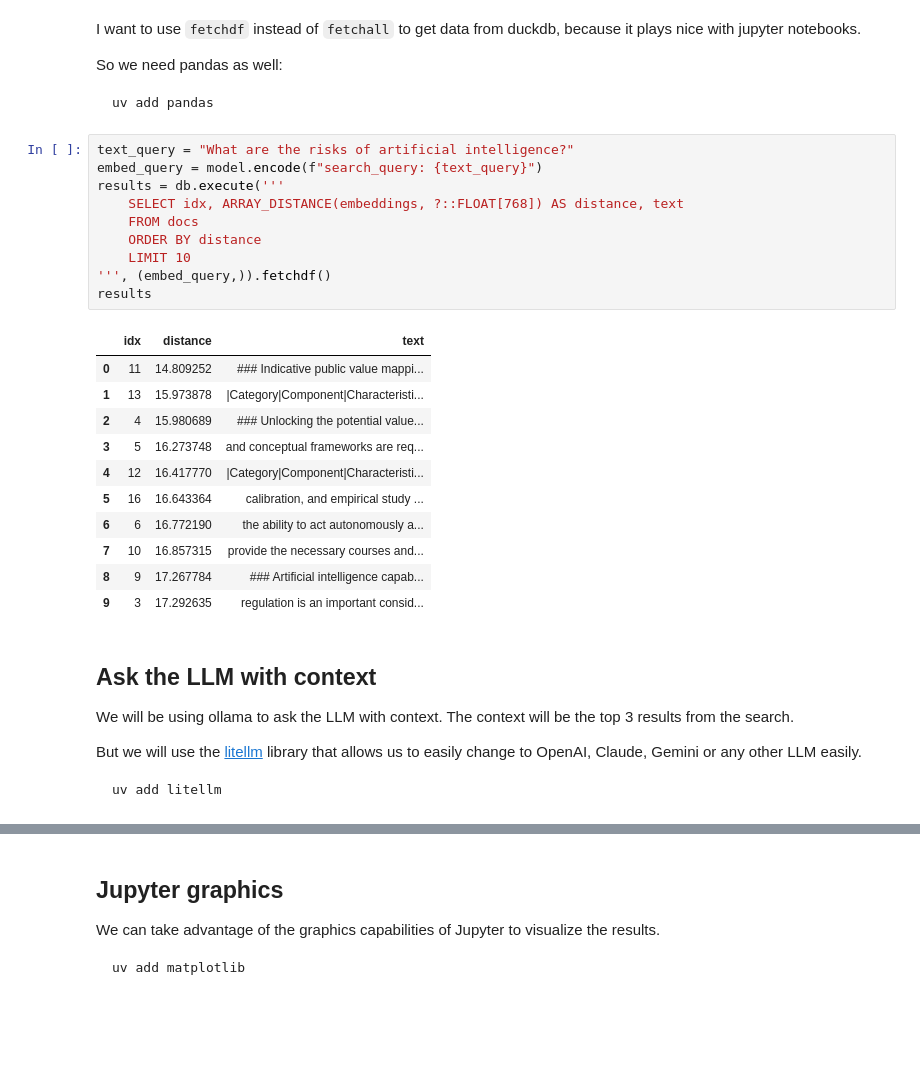
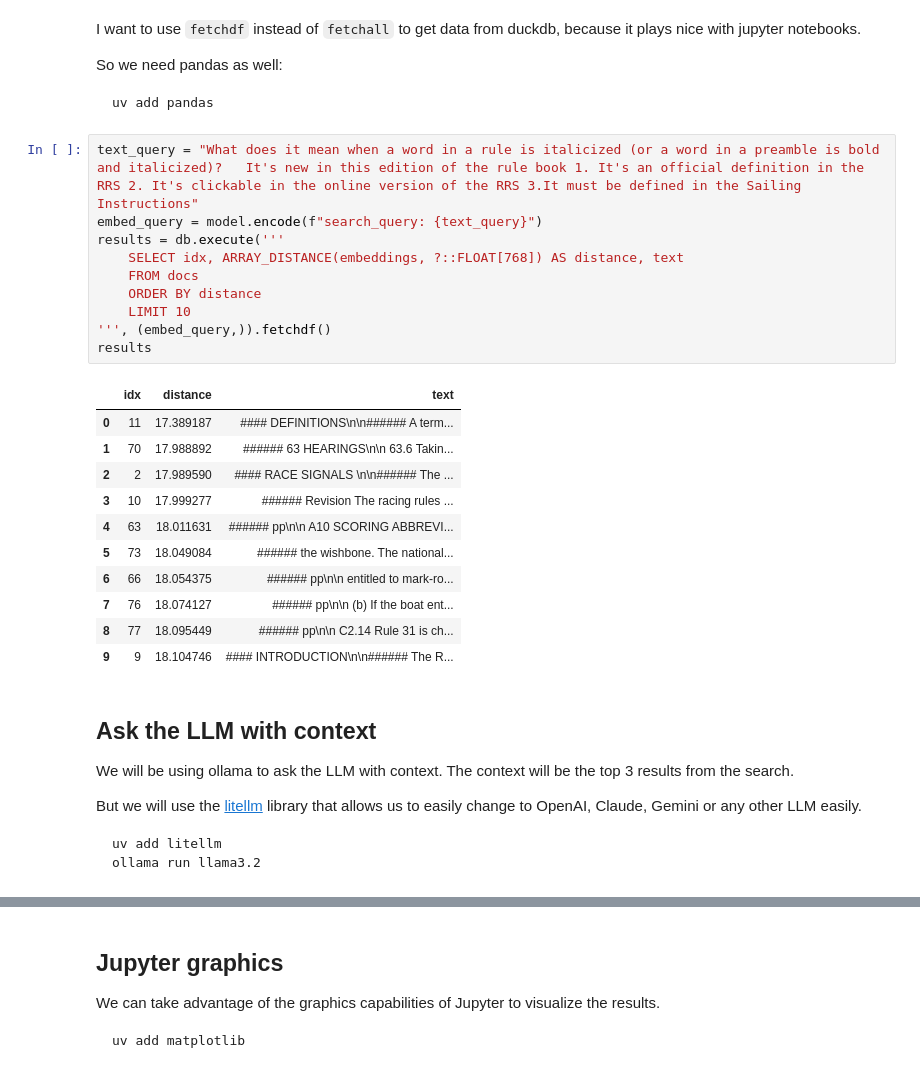
Before and after one commit to gscottqueen/ror-rag, a Jupyter notebook: embeddings.v2.ipynb, the cells around one changed output, grey strips where cells are left out. Drawn from its saved outputs; the diff is of its cells as text; blank space fills up the shorter version.

`````diff
--- a/embeddings.v2.ipynb
+++ b/embeddings.v2.ipynb
@@ -293,27 +298,27 @@ So we need pandas as well:
 uv add pandas
 ```
 # %%
-text_query = "What are the risks of artificial intelligence?"
+text_query = "What does it mean when a word in a rule is italicized (or a word in a preamble is bold and italicized)?   It's new in this edition of the rule book 1. It's an official definition in the RRS 2. It's clickable in the online version of the RRS 3.It must be defined in the Sailing Instructions"
 embed_query = model.encode(f"search_query: {text_query}")
 results = db.execute('''
     SELECT idx, ARRAY_DISTANCE(embeddings, ?::FLOAT[768]) AS distance, text
     FROM docs
     ORDER BY distance
     LIMIT 10
 ''', (embed_query,)).fetchdf()
 results
 # %% [output]
 |  | idx | distance | text |
-| 0 | 11 | 14.809252 | ### Indicative public value mappi... |
-| 1 | 13 | 15.973878 | |Category|Component|Characteristi... |
-| 2 | 4 | 15.980689 | ### Unlocking the potential value... |
-| 3 | 5 | 16.273748 | and conceptual frameworks are req... |
-| 4 | 12 | 16.417770 | |Category|Component|Characteristi... |
-| 5 | 16 | 16.643364 | calibration, and empirical study ... |
-| 6 | 6 | 16.772190 | the ability to act autonomously a... |
-| 7 | 10 | 16.857315 | provide the necessary courses and... |
-| 8 | 9 | 17.267784 | ### Artificial intelligence capab... |
-| 9 | 3 | 17.292635 | regulation is an important consid... |
+| 0 | 11 | 17.389187 | #### DEFINITIONS\n\n###### A term... |
+| 1 | 70 | 17.988892 | ###### 63 HEARINGS\n\n 63.6 Takin... |
+| 2 | 2 | 17.989590 | #### RACE SIGNALS \n\n###### The ... |
+| 3 | 10 | 17.999277 | ###### Revision The racing rules ... |
+| 4 | 63 | 18.011631 | ###### pp\n\n A10 SCORING ABBREVI... |
+| 5 | 73 | 18.049084 | ###### the wishbone. The national... |
+| 6 | 66 | 18.054375 | ###### pp\n\n entitled to mark-ro... |
+| 7 | 76 | 18.074127 | ###### pp\n\n (b) If the boat ent... |
+| 8 | 77 | 18.095449 | ###### pp\n\n C2.14 Rule 31 is ch... |
+| 9 | 9 | 18.104746 | #### INTRODUCTION\n\n###### The R... |
 # %% [markdown]
 ## Ask the LLM with context
 
@@ -323,6 +328,7 @@ But we will use the [litellm](https://github.com/BerriAI/litellm) library that a
 
 ```bash
 uv add litellm
+ollama run llama3.2
 ````
 # %%
 from litellm import completion
`````
Also changed, not shown: parts of 5 cells of this notebook, 2 other files.
